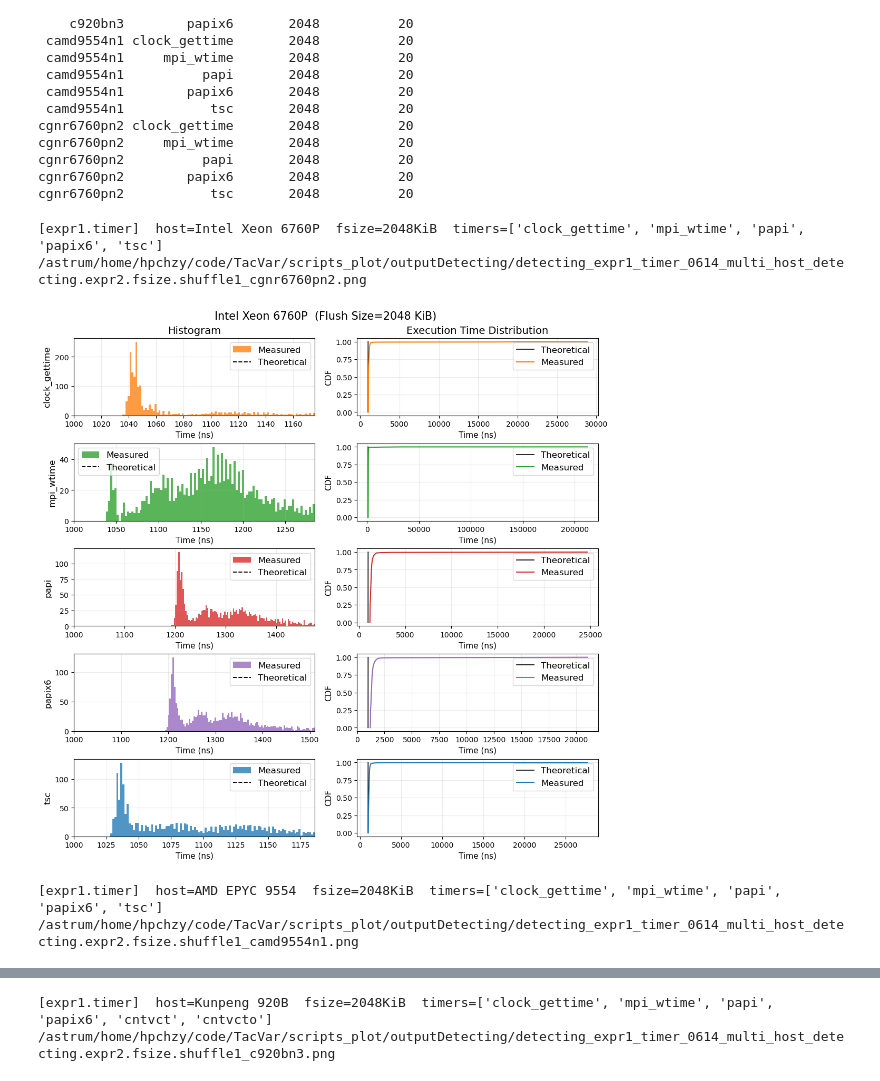
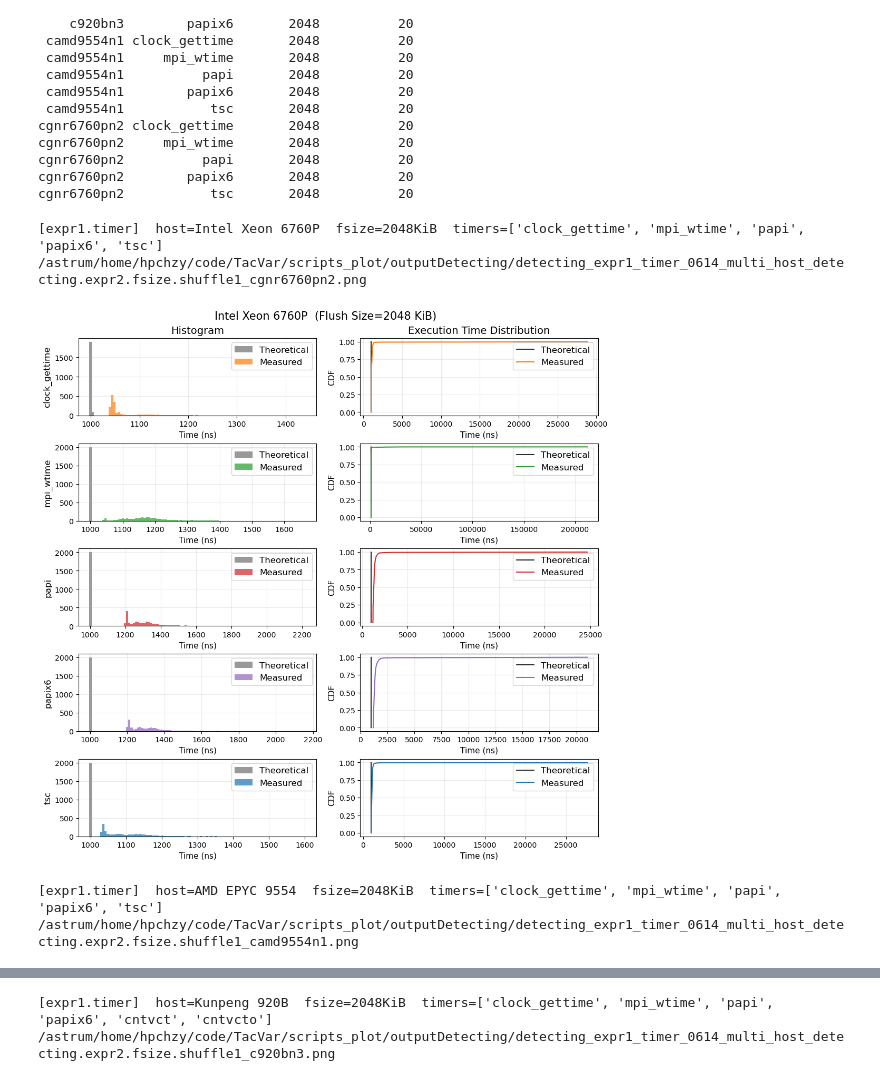
Before and after one commit to HunterHan/TacVar, a Jupyter notebook: scripts/plot_entry_detecting.expr1Timer.0614.ipynb, the cells around one changed output, grey strips where cells are left out. Saved outputs shown, nothing was run; the diff lists cells and outputs as text; code cells hidden in the pictures.

Commit message:
Revert "expr1Timer.0614: contiguous histogram bars + theoretical as reference line"
This reverts commit 3df4b83e5a0d18b2bcc510d392c125594536a057.

```diff
--- a/scripts/plot_entry_detecting.expr1Timer.0614.ipynb
+++ b/scripts/plot_entry_detecting.expr1Timer.0614.ipynb
@@ -43,7 +43,7 @@ CDF_XLIM = None
 HIST_BINS = 100
 # Histogram x-range upper bound = this quantile of measured, so a heavy tail
 # does not collapse the body into one bar (independent of QUANTILE_DROP/CDF).
-HIST_XLIM_QUANTILE = 0.90
+HIST_XLIM_QUANTILE = 0.99
 
 # ---- font sizes (tune here) ----
 ROWLABEL_FONTSIZE   = 12   # timer name (hist y-label)
@@ -239,57 +239,48 @@ for host in hosts:
         color = TIMER_COLORS.get(timer)
         ax_hist, ax_cdf = axes[row_idx]
 
-        # Histogram the MEASURED body only (drop the heavy tail beyond HIST_XLIM_QUANTILE)
-        # and cap bins so each is >= 1 ns wide (data is integer ns) -> contiguous, no comb gaps.
-        ta_val = float(theory[0]) if theory.size else float('nan')
+        # clip the histogram x-range to a quantile so a heavy tail does not
+        # collapse the distribution body into a single bar
         if measured.size:
-            m_lo = float(measured.min())
-            m_hi = float(np.quantile(measured, HIST_XLIM_QUANTILE))
-            if m_hi > m_lo:
-                hist_range = (m_lo, m_hi)
-                mbins = max(3, min(int(HIST_BINS), int(round(m_hi - m_lo))))
-            else:
-                hist_range, mbins = None, HIST_BINS
-            ax_hist.hist(measured, bins=mbins, range=hist_range, alpha=0.78, color=color, label='Measured')
+            hist_hi = float(np.quantile(measured, HIST_XLIM_QUANTILE))
+            hist_lo = float(min(measured.min(), theory.min() if theory.size else measured.min()))
+            hist_range = (hist_lo, hist_hi) if hist_hi > hist_lo else None
         else:
             hist_range = None
-        # theory is a single target value (ta): draw as a vertical reference line, not a bar
-        if np.isfinite(ta_val):
-            ax_hist.axvline(ta_val, color='black', linestyle='--', linewidth=1.4, label='Theoretical')
-        # x-range covers the theory reference and the measured body
-        if measured.size and hist_range is not None:
-            lo = min(ta_val, m_lo) if np.isfinite(ta_val) else m_lo
-            ax_hist.set_xlim(lo, m_hi)
+
+        # theory is a delta at ta; use the same fine bins so it is a thin spike, not a wide block
+        ax_hist.hist(theory, bins=HIST_BINS, range=hist_range, alpha=0.40, color='black', label='Theoretical')
+        ax_hist.hist(measured, bins=HIST_BINS, range=hist_range, alpha=0.72, color=color, label='Measured')
         ax_hist.set_ylabel(timer, fontsize=ROWLABEL_FONTSIZE)
         ax_hist.set_xlabel('Time (ns)', fontsize=AXIS_LABEL_FONTSIZE)
         ax_hist.grid(True, alpha=0.25)
         ax_hist.tick_params(axis='both', labelsize=TICK_FONTSIZE)
         ax_hist.legend(fontsize=LEGEND_FONTSIZE)
 
         tx, ty = ecdf(theory)
         mx, my = ecdf(measured)
         ax_cdf.plot(tx, ty, linewidth=1.2, color='black', label='Theoretical')
         ax_cdf.plot(mx, my, linewidth=1.5, color=color, label='Measured')
         ax_cdf.set_xlabel('Time (ns)', fontsize=AXIS_LABEL_FONTSIZE)
         ax_cdf.set_ylabel('CDF', fontsize=AXIS_LABEL_FONTSIZE)
         ax_cdf.grid(True, alpha=0.25)
         ax_cdf.tick_params(axis='both', labelsize=TICK_FONTSIZE)
         ax_cdf.legend(fontsize=LEGEND_FONTSIZE)
         if CDF_XLIM is not None:
             ax_cdf.set_xlim(*CDF_XLIM)
 
     axes[0, 0].set_title('Histogram', fontsize=COLTITLE_FONTSIZE)
     axes[0, 1].set_title('Execution Time Distribution', fontsize=COLTITLE_FONTSIZE)
     fig.suptitle(f"{HOST_LABELS.get(host, host)}  (Flush Size={fsize} KiB)", fontsize=SUPTITLE_FONTSIZE)
 
     if SAVE_FIG:
         out = OUT_DIR / f'detecting_expr1_timer_0614_{RUN_TAG}_{host}.png'
         fig.savefig(out, dpi=220, bbox_inches='tight')
         print(out)
     plt.show()
 # %% [output]
 [expr1.timer]  host=Intel Xeon 6760P  fsize=2048KiB  timers=['clock_gettime', 'mpi_wtime', 'papi', 'papix6', 'tsc']
 /astrum/home/hpchzy/code/TacVar/scripts_plot/outputDetecting/detecting_expr1_timer_0614_multi_host_detecting.expr2.fsize.shuffle1_cgnr6760pn2.png
-[figure, old version]
+[figure, new version]
 [expr1.timer]  host=AMD EPYC 9554  fsize=2048KiB  timers=['clock_gettime', 'mpi_wtime', 'papi', 'papix6', 'tsc']
 /astrum/home/hpchzy/code/TacVar/scripts_plot/outputDetecting/detecting_expr1_timer_0614_multi_host_detecting.expr2.fsize.shuffle1_camd9554n1.png
```
Also changed, not shown: parts of 1 cell of this notebook, 3 other files.
